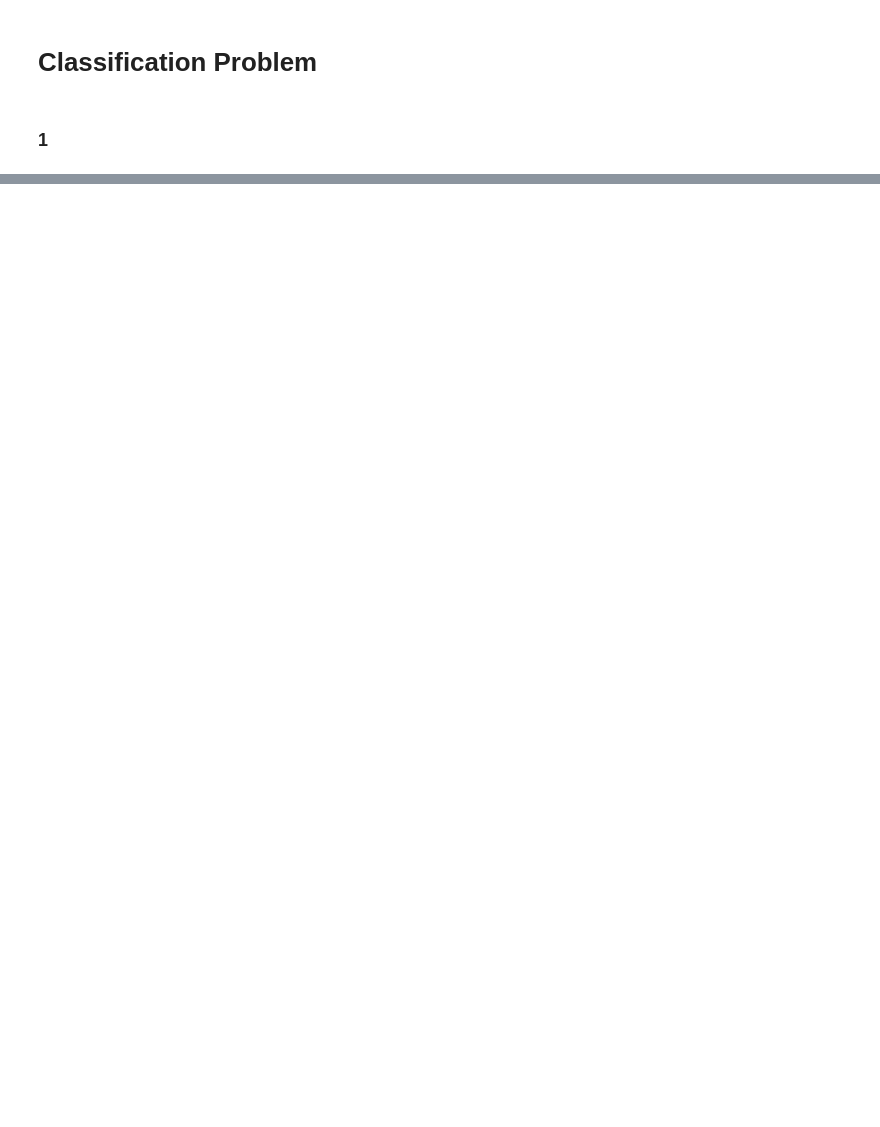
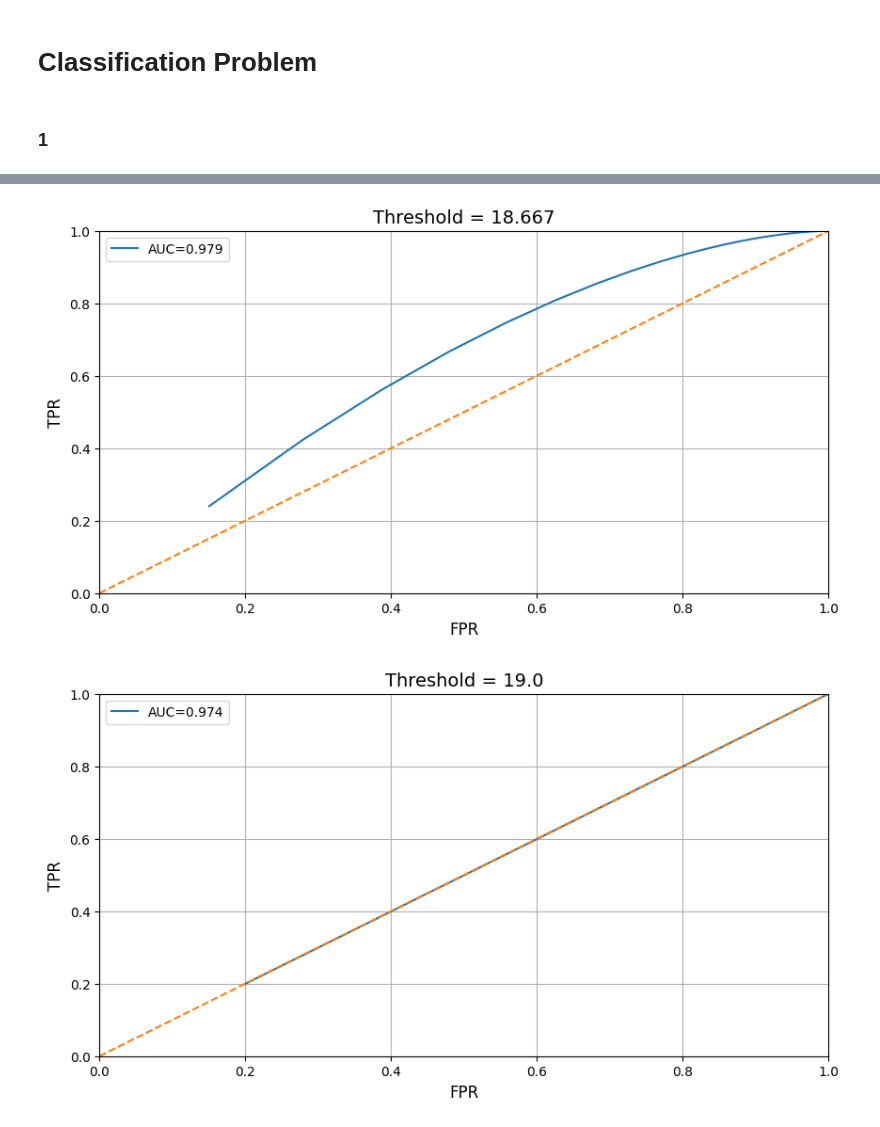
Before and after one commit to sheehy98/CS539_HW2, a Jupyter notebook: Homework2.ipynb, the cells around one changed output, grey strips where cells are left out. Saved outputs shown, nothing was run; the diff lists cells and outputs as text; code cells hidden in the pictures; blank space fills up the shorter version.

```diff
--- a/Homework2.ipynb
+++ b/Homework2.ipynb
@@ -220,0 +326,45 @@ The model build in Part 4 has a higher RMSE when checked using 10-fold cross val
+# %%
+def calcPrediction(row):
+    prediction = \
+        row['X1'] * log_regr.coef_[0][0] + \
+        row['X2'] * log_regr.coef_[0][1] + \
+        row['X3'] * log_regr.coef_[0][2] + \
+        row['X4'] * log_regr.coef_[0][3] + \
+        row['X5'] * log_regr.coef_[0][4] + \
+        row['X6'] * log_regr.coef_[0][5] + \
+        row['X7'] * log_regr.coef_[0][6] + \
+        row['X8'] * log_regr.coef_[0][7]
+
+    return prediction
+# %%
+def makeClassification(predictions, threshold):
+    good_classes = []
+    bad_classes = []
+
+    for prediction in predictions:
+        if prediction > threshold:
+            good_classes.append(prediction)
+        else:
+            bad_classes.append(prediction)
+
+    return good_classes, bad_classes
+# %%
+predictions = []
+df.apply(lambda row: predictions.append(calcPrediction(row)), axis=1);
+# %%
+x = np.linspace(0, 1, num=len(pred))
+# %%
+thresholds = []
+aucs = []
+for i in range(56, 61):
+    good_classes, bad_classes = makeClassification(predictions, i/3)
+
+    good_pdf = pdf(x,math.sqrt(np.var(good_classes)),np.mean(good_classes))
+    bad_pdf = pdf(x,math.sqrt(np.var(bad_classes)),np.mean(bad_classes))
+
+    fig, ax = plt.subplots(1,1, figsize=(10,5))
+    thresholds.append(round(i / 3, 3))
+    aucs.append(plot_roc(good_pdf, bad_pdf, ax, str(round(i / 3, 3))))
+# %% [output]
+[figure, added]
+[figure, added]
```
Also changed, not shown: parts of 44 cells of this notebook.
